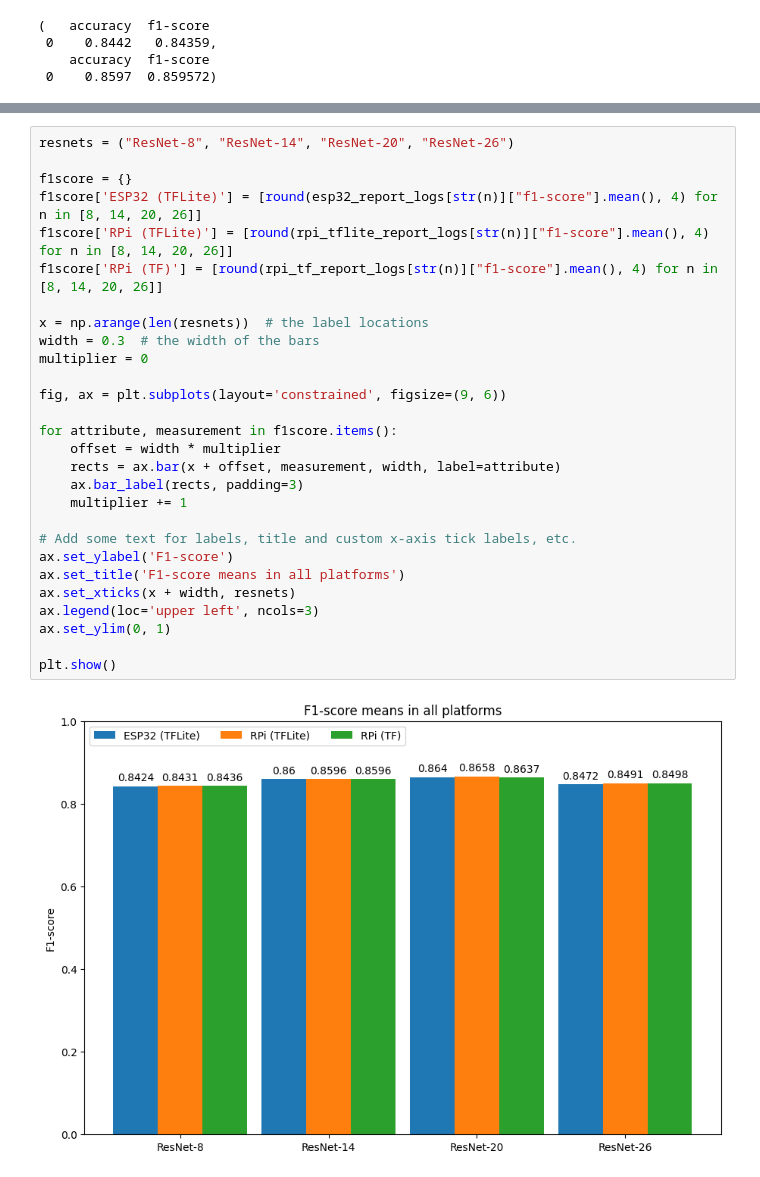
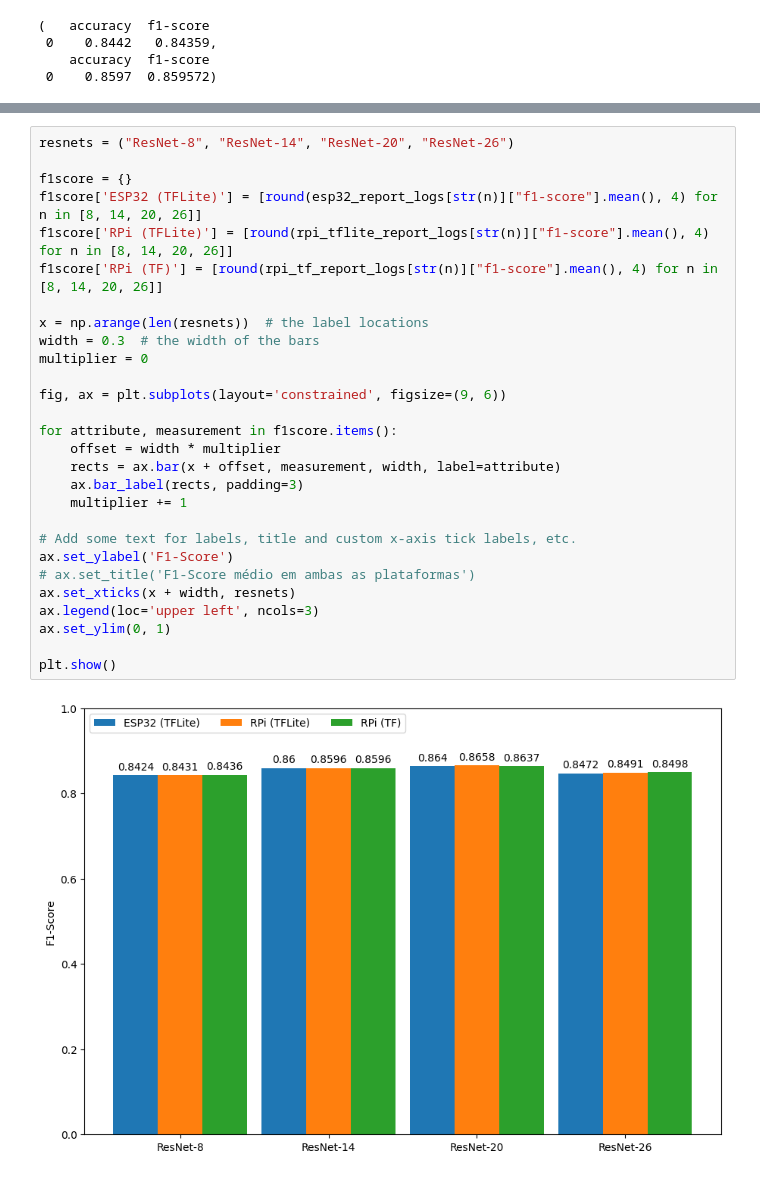
Before and after one commit to allan-cedric/tcc-resnet-cifar10, a Jupyter notebook: gen_accuracy_graphics.ipynb, the cells around one changed output, grey strips where cells are left out. Drawn from its saved outputs; the diff is of its cells as text.

```diff
--- a/gen_accuracy_graphics.ipynb
+++ b/gen_accuracy_graphics.ipynb
@@ -85,33 +85,33 @@ esp32_report_logs["8"].describe(), rpi_tflite_report_logs["8"].describe(), rpi_t
 # %%
 resnets = ("ResNet-8", "ResNet-14", "ResNet-20", "ResNet-26")
 
 f1score = {}
 f1score['ESP32 (TFLite)'] = [round(esp32_report_logs[str(n)]["f1-score"].mean(), 4) for n in [8, 14, 20, 26]]
 f1score['RPi (TFLite)'] = [round(rpi_tflite_report_logs[str(n)]["f1-score"].mean(), 4) for n in [8, 14, 20, 26]]
 f1score['RPi (TF)'] = [round(rpi_tf_report_logs[str(n)]["f1-score"].mean(), 4) for n in [8, 14, 20, 26]]
 
 x = np.arange(len(resnets))  # the label locations
 width = 0.3  # the width of the bars
 multiplier = 0
 
 fig, ax = plt.subplots(layout='constrained', figsize=(9, 6))
 
 for attribute, measurement in f1score.items():
     offset = width * multiplier
     rects = ax.bar(x + offset, measurement, width, label=attribute)
     ax.bar_label(rects, padding=3)
     multiplier += 1
 
 # Add some text for labels, title and custom x-axis tick labels, etc.
-ax.set_ylabel('F1-score')
-ax.set_title('F1-score means in all platforms')
+ax.set_ylabel('F1-Score')
+# ax.set_title('F1-Score médio em ambas as plataformas')
 ax.set_xticks(x + width, resnets)
 ax.legend(loc='upper left', ncols=3)
 ax.set_ylim(0, 1)
 
 plt.show()
 # %% [output]
-[figure, old version]
+[figure, new version]
 # %%
 resnets = ("ResNet-8", "ResNet-14", "ResNet-20", "ResNet-26")
 
```
Also changed, not shown: parts of 1 cell of this notebook, 13 other files.
